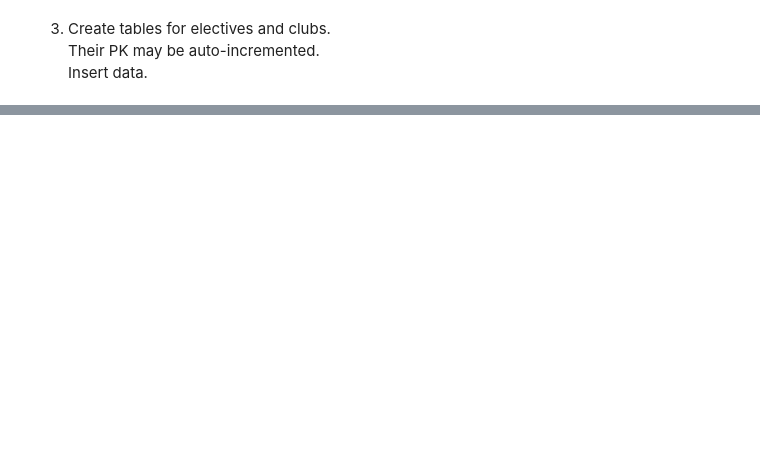
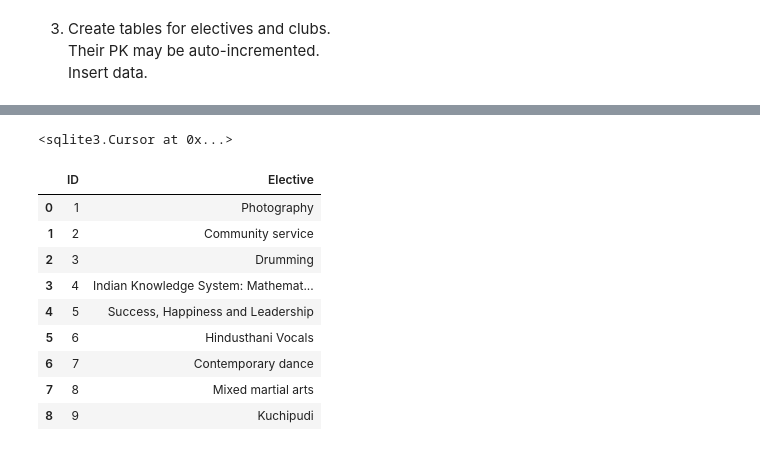
Before and after one commit to reethu039/DBMS, a Jupyter notebook: 0501_lab_reethurgt.ipynb, the cells around one changed output, grey strips where cells are left out. Saved outputs shown, nothing was run; the diff lists cells and outputs as text; code cells hidden in the pictures; blank space fills up the shorter version.

```diff
--- a/0501_lab_reethurgt.ipynb
+++ b/0501_lab_reethurgt.ipynb
@@ -216,0 +424,17 @@ pd.read_sql("SELECT Name,Section,state_id FROM Students_temp LIMIT 10", con)
+# %%
+con.executemany("INSERT INTO Master_Elective(ID, Elective) VALUES(?,?)",ele)
+# %% [output]
+<sqlite3.Cursor at 0x...>
+# %%
+pd.read_sql("SELECT * FROM Master_Elective",con)
+# %% [output]
+|  | ID | Elective |
+| 0 | 1 | Photography |
+| 1 | 2 | Community service |
+| 2 | 3 | Drumming |
+| 3 | 4 | Indian Knowledge System: Mathemat... |
+| 4 | 5 | Success, Happiness and Leadership |
+| 5 | 6 | Hindusthani Vocals |
+| 6 | 7 | Contemporary dance |
+| 7 | 8 | Mixed martial arts |
+| 8 | 9 | Kuchipudi |
```
Also changed, not shown: parts of 31 cells of this notebook, 1 other file.
